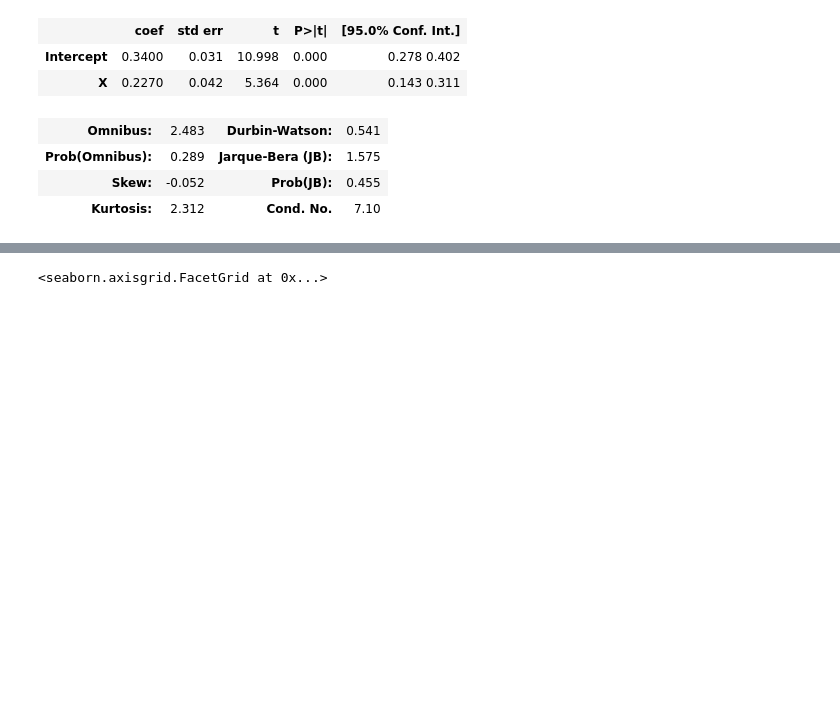
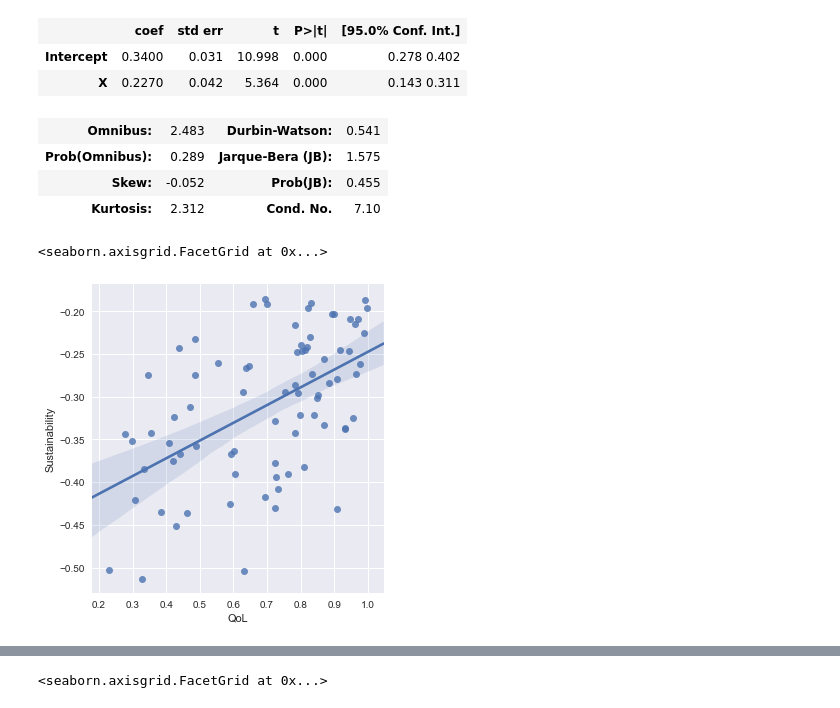
Before and after one commit to irisisavirus/Quality-of-Living-and-Sustainable-Mobility, a Jupyter notebook: City Liveability & Sustainability.ipynb, the cells around one changed output, grey strips where cells are left out. Cells and saved outputs as stored; diff of their text form; code cells hidden in the pictures; blank space fills up the shorter version.

```diff
--- a/City Liveability & Sustainability.ipynb
+++ b/City Liveability & Sustainability.ipynb
@@ -199,3 +199,13 @@ OLS Regression Results
 | Prob(Omnibus): | 0.289 | Jarque-Bera (JB): | 1.575 |
 | Skew: | -0.052 | Prob(JB): | 0.455 |
 | Kurtosis: | 2.312 | Cond. No. | 7.10 |
+# %%
+#Quality of Living correlation with the log of Sustainability
+log_data = data.copy()
+log_data.Sustainability = log_data.Sustainability.apply(np.log10)
+
+#sns.lmplot(x, y, data)
+sns.lmplot('QoL', 'Sustainability', log_data)
+# %% [output]
+<seaborn.axisgrid.FacetGrid at 0x...>
+[figure, added]
```
Also changed, not shown: parts of 3 cells of this notebook.
